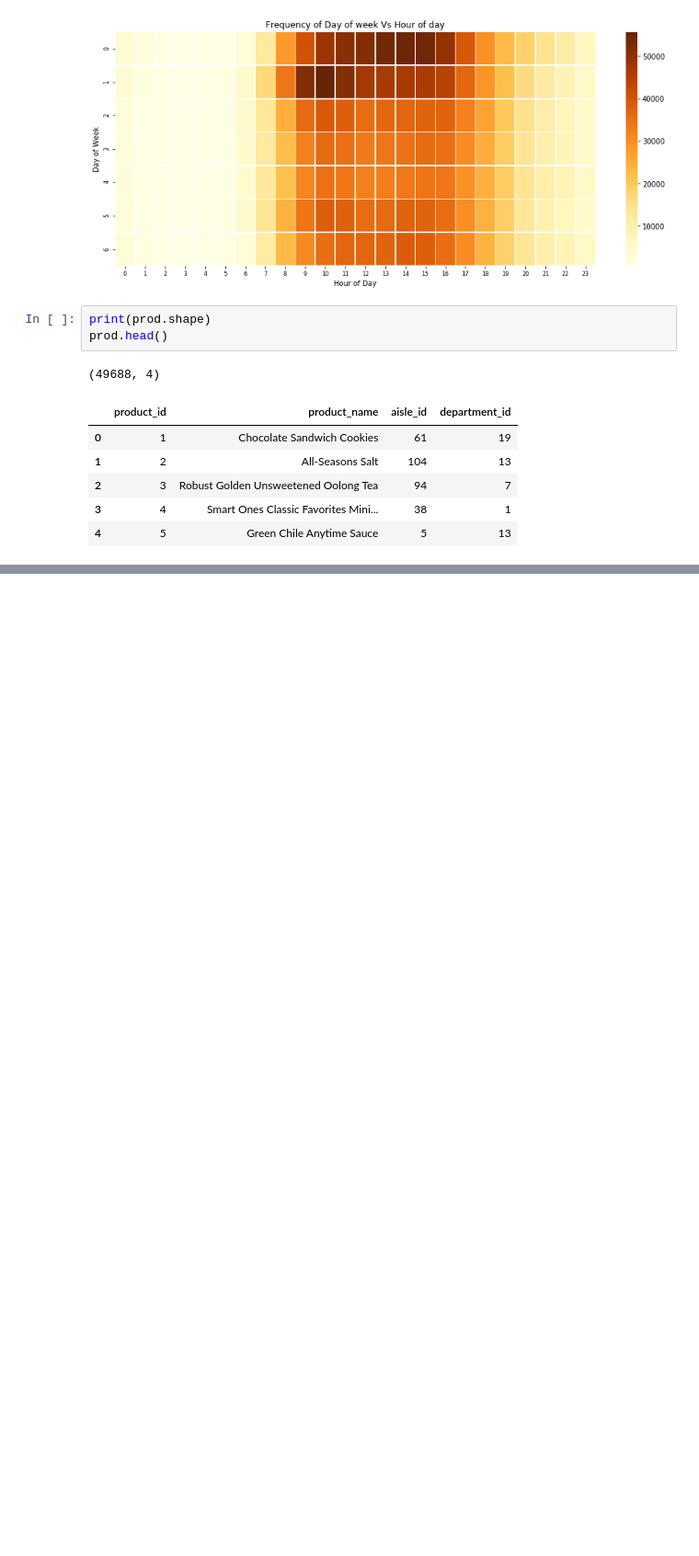
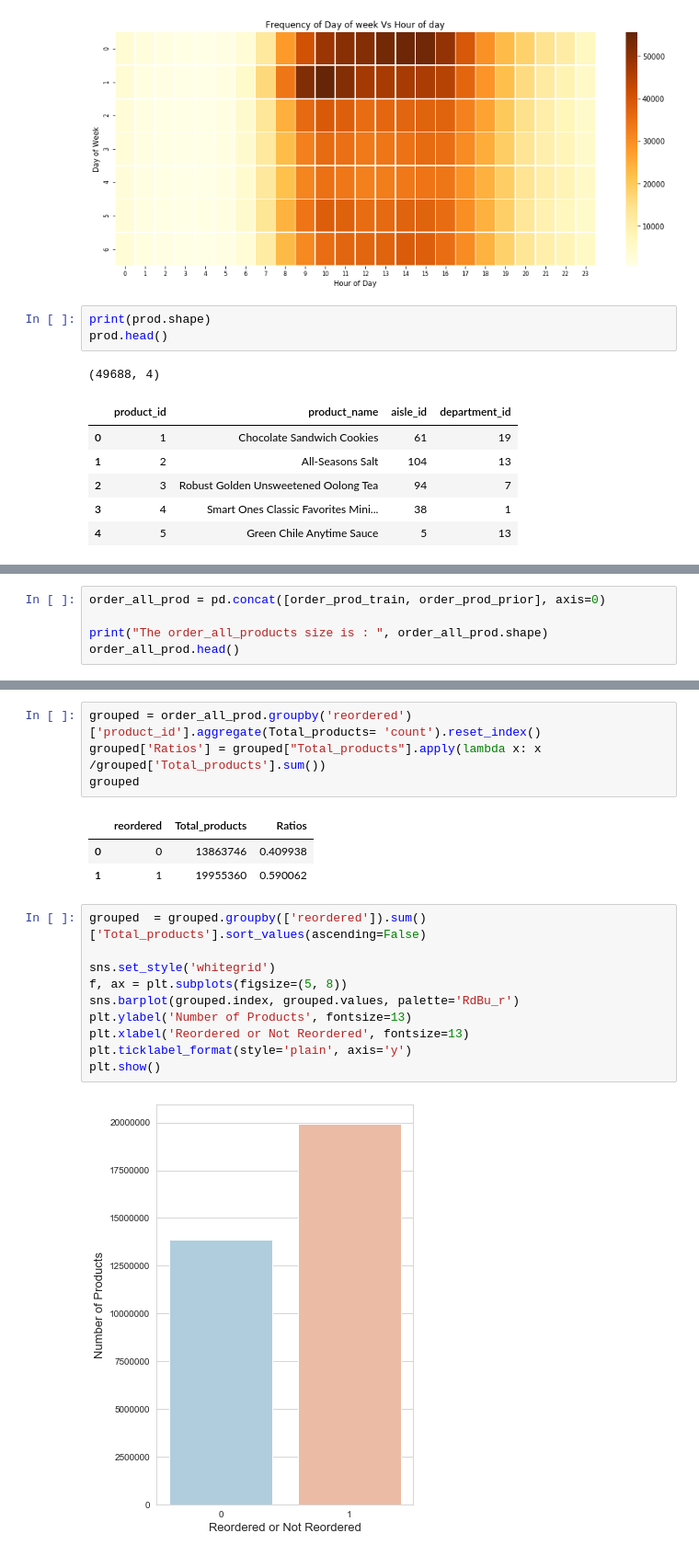
Before and after one commit to poojasahare/Python-project, a Jupyter notebook: Market Basket Analysis.ipynb, the cells around one changed output, grey strips where cells are left out. Shown at 92% size. Saved outputs shown, nothing was run; the diff lists cells and outputs as text; blank space fills up the shorter version.

```diff
--- a/Market Basket Analysis.ipynb
+++ b/Market Basket Analysis.ipynb
@@ -167,0 +219,5 @@ prod.head()
+# %%
+order_all_prod = pd.concat([order_prod_train, order_prod_prior], axis=0)
+
+print("The order_all_products size is : ", order_all_prod.shape)
+order_all_prod.head()
@@ -167,0 +243,20 @@ prod.head()
+# %%
+grouped = order_all_prod.groupby('reordered')['product_id'].aggregate(Total_products= 'count').reset_index()
+grouped['Ratios'] = grouped["Total_products"].apply(lambda x: x /grouped['Total_products'].sum())
+grouped
+# %% [output]
+|  | reordered | Total_products | Ratios |
+| 0 | 0 | 13863746 | 0.409938 |
+| 1 | 1 | 19955360 | 0.590062 |
+# %%
+grouped  = grouped.groupby(['reordered']).sum()['Total_products'].sort_values(ascending=False)
+
+sns.set_style('whitegrid')
+f, ax = plt.subplots(figsize=(5, 8))
+sns.barplot(grouped.index, grouped.values, palette='RdBu_r')
+plt.ylabel('Number of Products', fontsize=13)
+plt.xlabel('Reordered or Not Reordered', fontsize=13)
+plt.ticklabel_format(style='plain', axis='y')
+plt.show()
+# %% [output]
+[figure, added]
```
Also changed, not shown: parts of 36 cells of this notebook.
